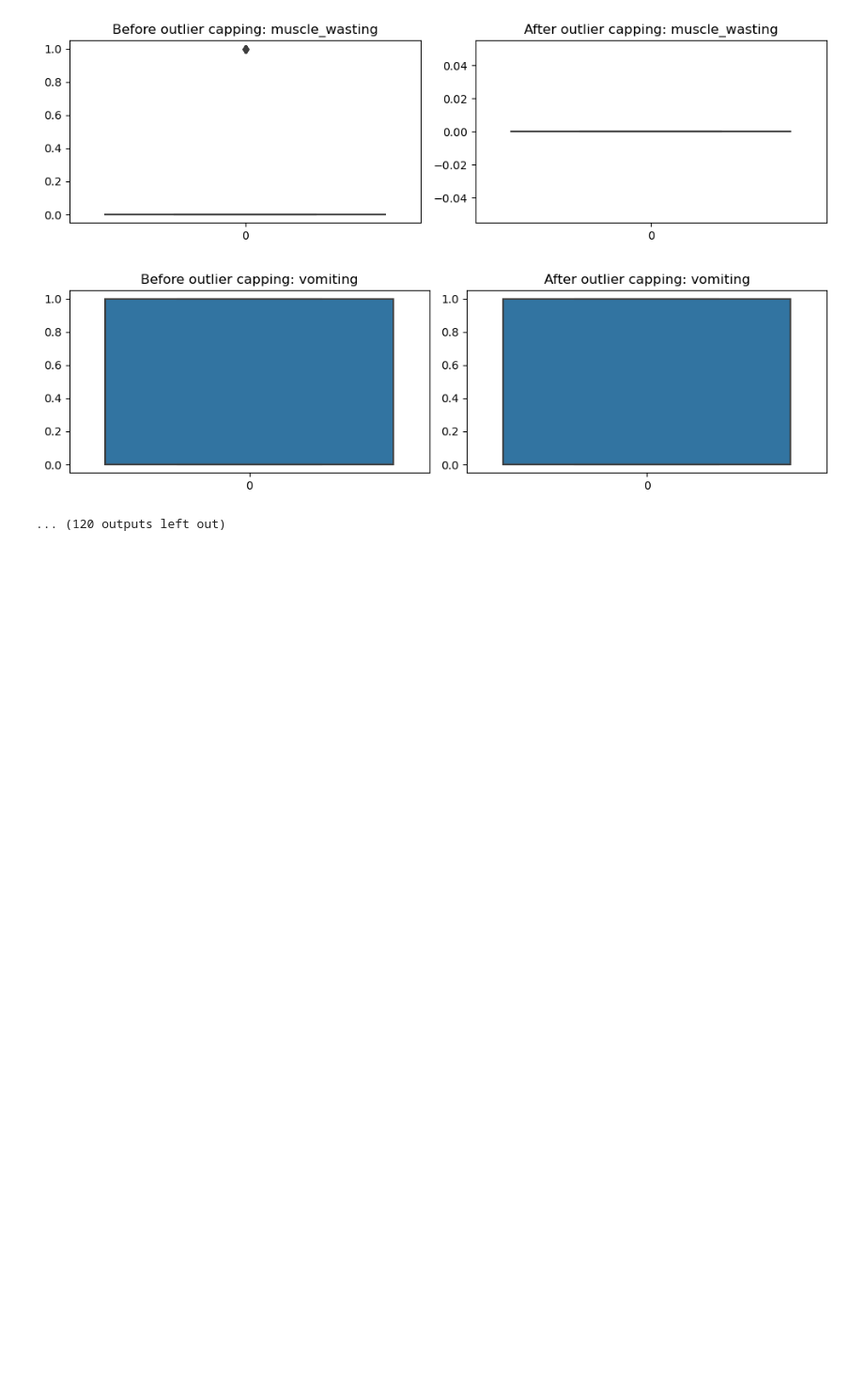
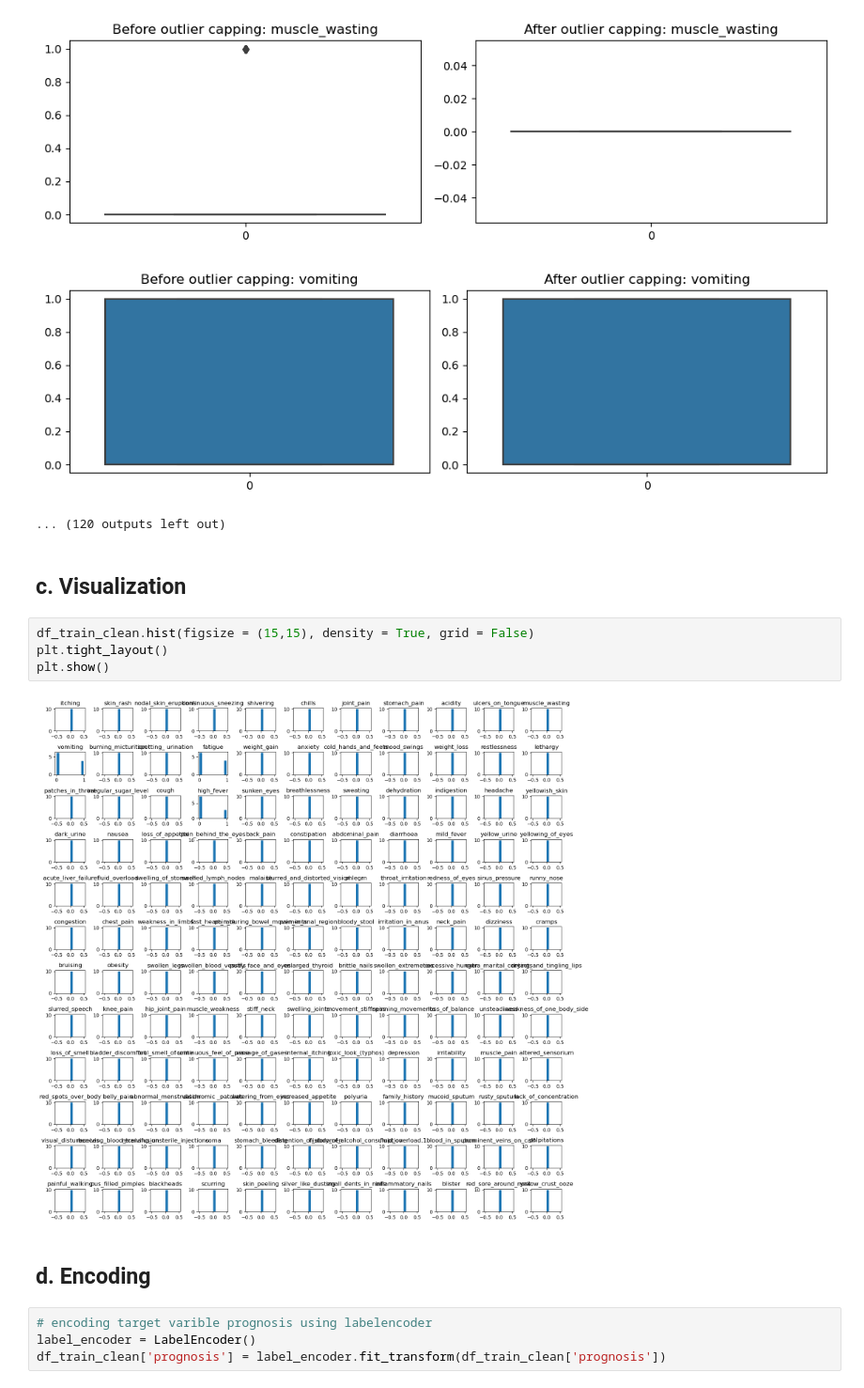
Before and after one commit to Douglaskhembo/Disease_prediction_model, a Jupyter notebook: disease_prediction.ipynb, the cells around one changed output. Shown at 94% size. Drawn from its saved outputs; the diff is of its cells as text; blank space fills up the shorter version.

Commit message:
enoding target varible using LabelEncoding

```diff
--- a/disease_prediction.ipynb
+++ b/disease_prediction.ipynb
@@ -194,3 +196,17 @@ boxplot_outlier(df_outlier = df_train, clean_df = df_train_clean, outlier_indice
 [figure]
 [figure]
 ... (120 outputs left out)
+# %% [markdown]
+## c.  Visualization
+# %%
+df_train_clean.hist(figsize = (15,15), density = True, grid = False)
+plt.tight_layout()
+plt.show()
+# %% [output]
+[figure, added]
+# %% [markdown]
+## d. Encoding
+# %%
+# encoding target varible prognosis using labelencoder
+label_encoder = LabelEncoder()
+df_train_clean['prognosis'] = label_encoder.fit_transform(df_train_clean['prognosis'])
```
Also changed, not shown: parts of 2 cells of this notebook.
